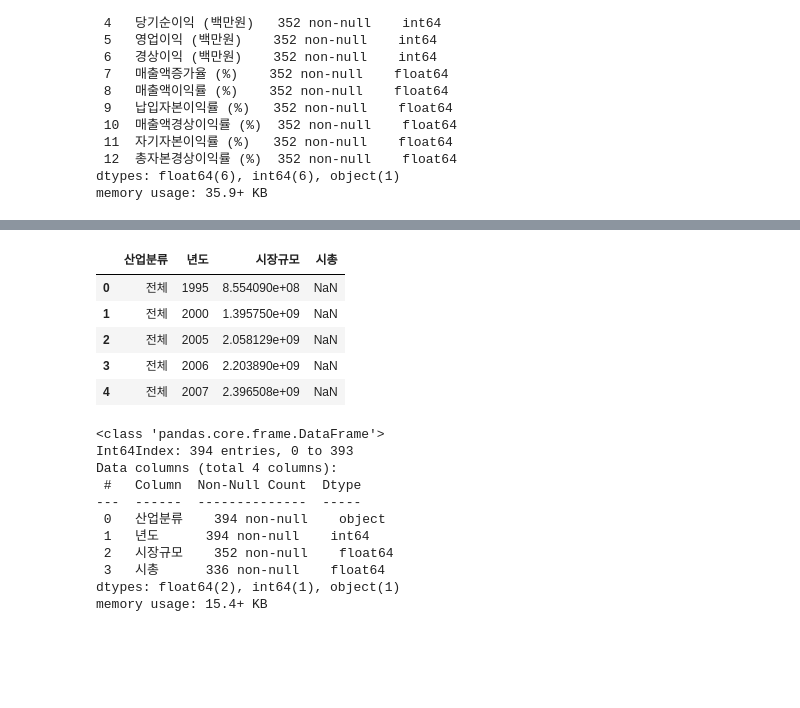
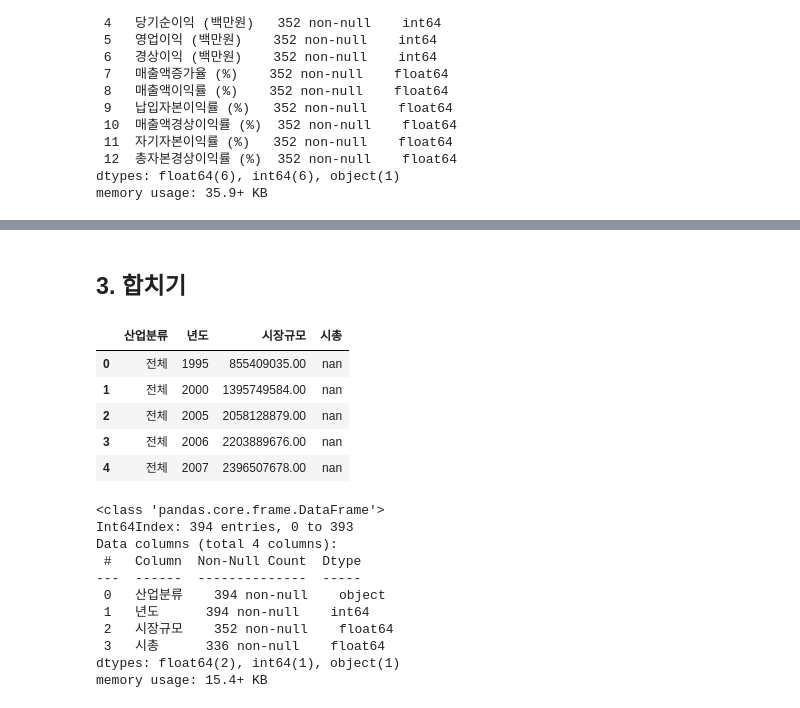
Before and after one commit to dss-16th/eda-repo-1, a Jupyter notebook: Merge.ipynb, the cells around one changed output, grey strips where cells are left out. Cells and saved outputs as stored; diff of their text form; code cells hidden in the pictures; blank space fills up the shorter version.

```diff
--- a/Merge.ipynb
+++ b/Merge.ipynb
@@ -4,11 +4,19 @@ import numpy as np
 import pandas as pd
 import seaborn as sns
 import matplotlib.pyplot as plt
+
 from matplotlib import rc
 rc('font', family='Arial Unicode MS')
 %matplotlib inline
 plt.rcParams['axes.unicode_minus'] = False
+
 import folium
 import json
 from glob import glob
 import missingno as msno
+
+## float format 설정
+## exponential to numeric (지수를 숫자로)
+pd.options.display.float_format = '{:.2f}'.format
+## 다시 지수 방식으로
+# pd.reset_option('^display.', silent=True)
@@ -100,15 +199,17 @@ memory usage: 35.9+ KB
+# %% [markdown]
+## 3. 합치기
 # %%
 # MS / MC DataFrame 합치기
-df_msmc = pd.merge(df_ms, df_mc, how='outer')
+df_msmc = pd.merge(df_ms, df_mc, how='outer', on=['산업분류','년도'])
 df_msmc = df_msmc[['산업분류', '년도', '시장규모', '시총']]
 df_msmc.head()
 # %% [output]
 |  | 산업분류 | 년도 | 시장규모 | 시총 |
-| 0 | 전체 | 1995 | 8.554090e+08 | NaN |
-| 1 | 전체 | 2000 | 1.395750e+09 | NaN |
-| 2 | 전체 | 2005 | 2.058129e+09 | NaN |
-| 3 | 전체 | 2006 | 2.203890e+09 | NaN |
-| 4 | 전체 | 2007 | 2.396508e+09 | NaN |
+| 0 | 전체 | 1995 | 855409035.00 | nan |
+| 1 | 전체 | 2000 | 1395749584.00 | nan |
+| 2 | 전체 | 2005 | 2058128879.00 | nan |
+| 3 | 전체 | 2006 | 2203889676.00 | nan |
+| 4 | 전체 | 2007 | 2396507678.00 | nan |
 # %%
 df_msmc.info()
 # %% [output]
```
Also changed, not shown: parts of 29 cells of this notebook.
